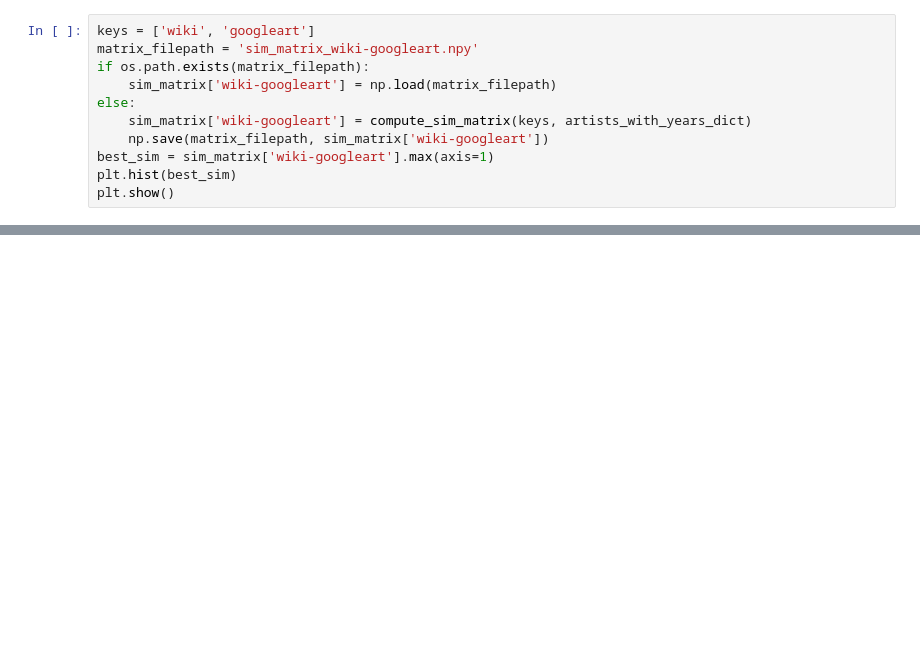
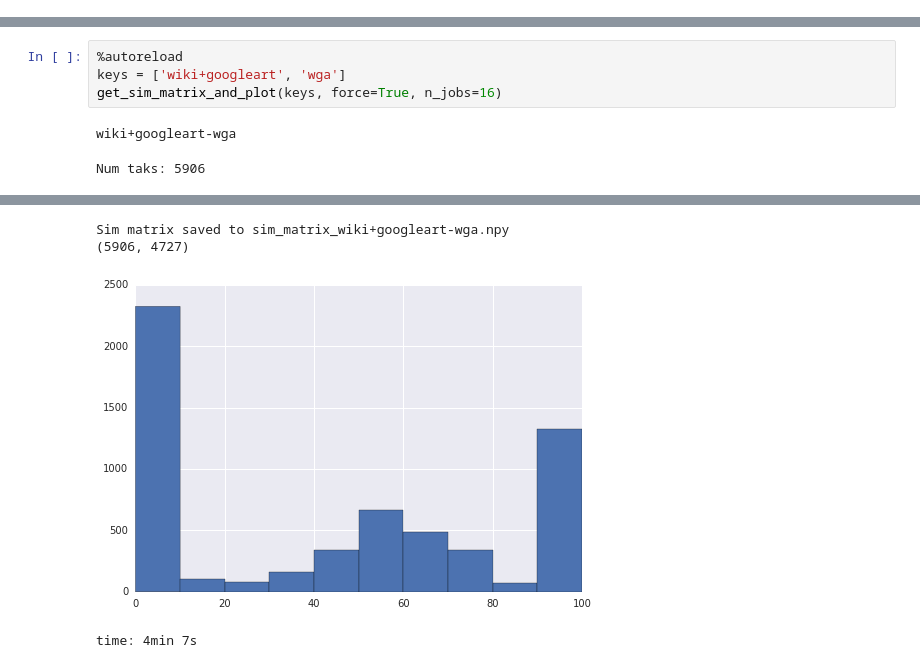
Before and after one commit to asanakoy/dataset_merger, a Jupyter notebook: aggregated/match_artists.ipynb, the cells around one changed output, grey strips where cells are left out. Cells and saved outputs as stored; diff of their text form; blank space fills up the shorter version.

```diff
--- a/aggregated/match_artists.ipynb
+++ b/aggregated/match_artists.ipynb
@@ -240,11 +129,0 @@ time: 285 ms
-# %%
-keys = ['wiki', 'googleart']
-matrix_filepath = 'sim_matrix_wiki-googleart.npy'
-if os.path.exists(matrix_filepath):
-    sim_matrix['wiki-googleart'] = np.load(matrix_filepath)
-else:
-    sim_matrix['wiki-googleart'] = compute_sim_matrix(keys, artists_with_years_dict)
-    np.save(matrix_filepath, sim_matrix['wiki-googleart'])
-best_sim = sim_matrix['wiki-googleart'].max(axis=1)
-plt.hist(best_sim)
-plt.show()
@@ -405,0 +349,7 @@ z[1]
+# %%
+%autoreload
+keys = ['wiki+googleart', 'wga']
+get_sim_matrix_and_plot(keys, force=True, n_jobs=16)
+# %% [output]
+wiki+googleart-wga
+Num taks: 5906
@@ -405,0 +357,4 @@ z[1]
+Sim matrix saved to sim_matrix_wiki+googleart-wga.npy
+(5906, 4727)
+[figure, added]
+time: 4min 7s
```
Also changed, not shown: parts of 43 cells of this notebook, 2 other files.
